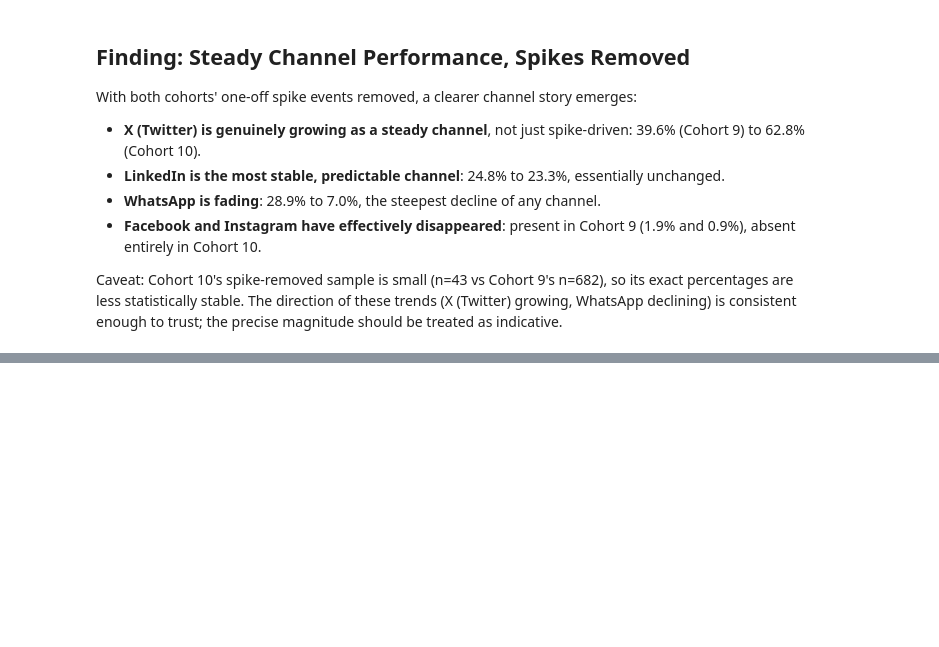
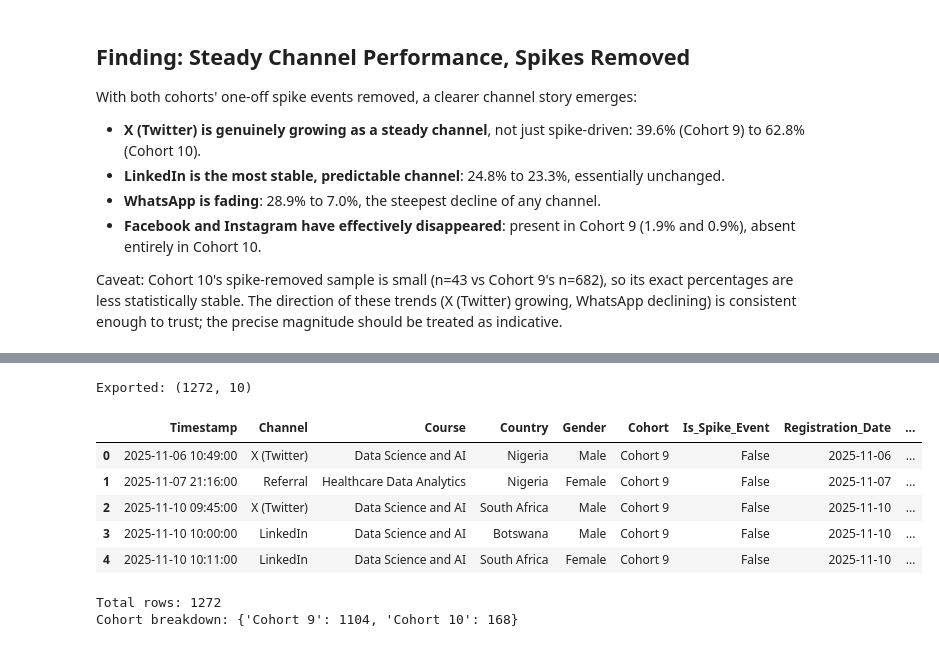
Before and after one commit to Kofoworola-eng/zth-ad-budget-analysis, a Jupyter notebook: notebooks/02_exploratory_analysis.ipynb, the cells around one changed output, grey strips where cells are left out. Drawn from its saved outputs; the diff is of its cells as text; code cells hidden in the pictures; blank space fills up the shorter version.

Commit message:
Export combined dataset for Tableau dashboard

```diff
--- a/notebooks/02_exploratory_analysis.ipynb
+++ b/notebooks/02_exploratory_analysis.ipynb
@@ -499,0 +634,9 @@ Caveat: Cohort 10's spike-removed sample is small (n=43 vs Cohort 9's n=682), so
+# %%
+cohort9['is_nigeria'] = cohort9['country_clean'] == 'Nigeria'
+cohort10['is_nigeria'] = cohort10['country_clean'] == 'Nigeria'
+
+print("Cohort 9: Nigeria vs International channel mix")
+print(pd.crosstab(cohort9['is_nigeria'], cohort9['channel_clean'], normalize='index').round(3) * 100)
+
+print("\nCohort 10: Nigeria vs International channel mix")
+print(pd.crosstab(cohort10['is_nigeria'], cohort10['channel_clean'], normalize='index').round(3) * 100)
@@ -499,0 +669,36 @@ Caveat: Cohort 10's spike-removed sample is small (n=43 vs Cohort 9's n=682), so
+# %%
+c9_export = cohort9[['Timestamp', 'channel_clean', 'course_clean', 'country_clean', 'Gender']].copy()
+c9_export['Cohort'] = 'Cohort 9'
+c9_export['is_spike'] = c9_spike_mask.values if 'c9_spike_mask' in dir() else (
+    (cohort9['Timestamp'].dt.year == 2026) & (cohort9['Timestamp'].dt.month == 1) & (cohort9['Timestamp'].dt.day.isin([22, 23]))
+)
+
+c10_export = cohort10[['Timestamp', 'channel_clean', 'course_clean', 'country_clean', 'Gender']].copy()
+c10_export['Cohort'] = 'Cohort 10'
+c10_export['is_spike'] = (cohort10['Timestamp'].dt.date >= pd.Timestamp('2026-05-14').date()) & \
+                           (cohort10['Timestamp'].dt.date <= pd.Timestamp('2026-05-15').date())
+
+combined = pd.concat([c9_export, c10_export], ignore_index=True)
+combined.columns = ['Timestamp', 'Channel', 'Course', 'Country', 'Gender', 'Cohort', 'Is_Spike_Event']
+
+combined['Registration_Date'] = combined['Timestamp'].dt.date
+combined['Day_of_Week'] = combined['Timestamp'].dt.day_name()
+combined['Month'] = combined['Timestamp'].dt.month_name()
+
+combined.to_csv('../data/processed/tableau_combined.csv', index=False)
+print("Exported:", combined.shape)
+combined.head()
+# %% [output]
+Exported: (1272, 10)
+|  | Timestamp | Channel | Course | Country | Gender | Cohort | Is_Spike_Event | Registration_Date | ... |
+| 0 | 2025-11-06 10:49:00 | X (Twitter) | Data Science and AI | Nigeria | Male | Cohort 9 | False | 2025-11-06 | ... |
+| 1 | 2025-11-07 21:16:00 | Referral | Healthcare Data Analytics | Nigeria | Female | Cohort 9 | False | 2025-11-07 | ... |
+| 2 | 2025-11-10 09:45:00 | X (Twitter) | Data Science and AI | South Africa | Male | Cohort 9 | False | 2025-11-10 | ... |
+| 3 | 2025-11-10 10:00:00 | LinkedIn | Data Science and AI | Botswana | Male | Cohort 9 | False | 2025-11-10 | ... |
+| 4 | 2025-11-10 10:11:00 | LinkedIn | Data Science and AI | South Africa | Female | Cohort 9 | False | 2025-11-10 | ... |
+# %%
+print("Total rows:", len(combined))
+print("Cohort breakdown:", combined['Cohort'].value_counts().to_dict())
+# %% [output]
+Total rows: 1272
+Cohort breakdown: {'Cohort 9': 1104, 'Cohort 10': 168}
```
Also changed, not shown: parts of 14 cells of this notebook, 1 other file.
